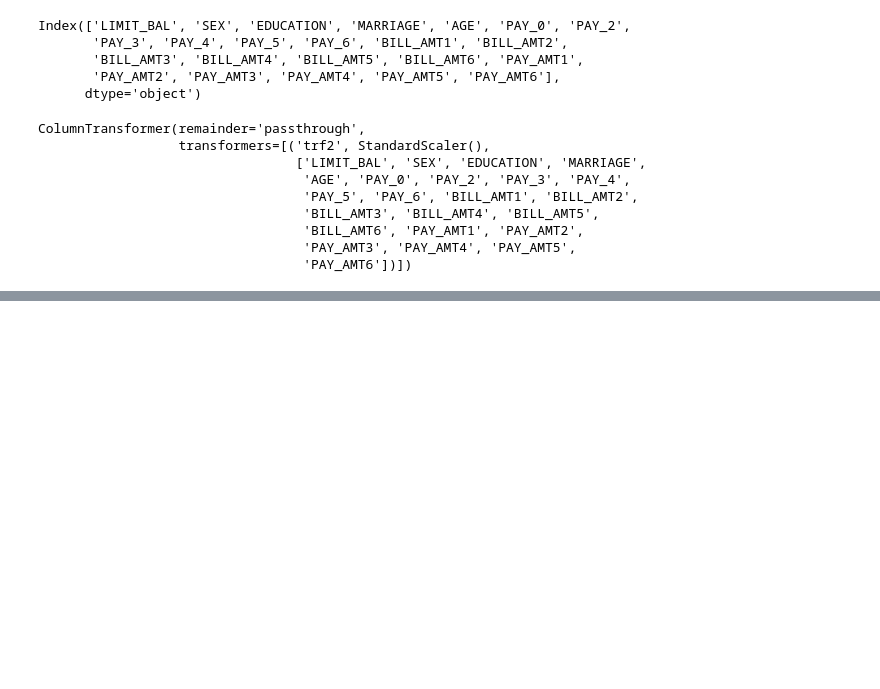
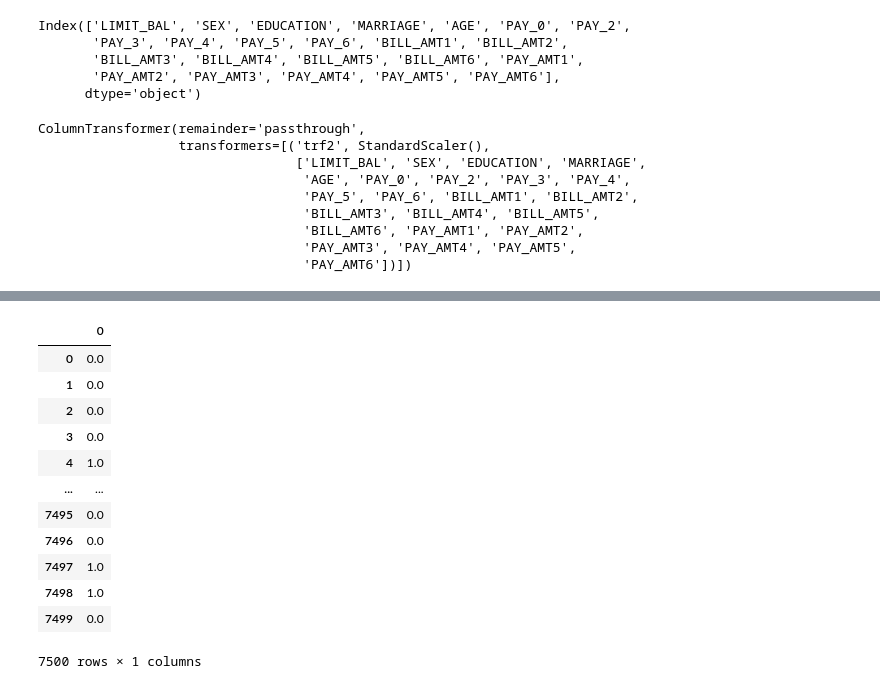
Before and after one commit to Lavishgangwani/Credit-Card-Fraud-Detection, a Jupyter notebook: notebooks/model.ipynb, the cells around one changed output, grey strips where cells are left out. Drawn from its saved outputs; the diff is of its cells as text; code cells hidden in the pictures; blank space fills up the shorter version.

```diff
--- a/notebooks/model.ipynb
+++ b/notebooks/model.ipynb
@@ -59,6 +65,6 @@ sns.heatmap(df.corr(),annot=True)
 # %%
-x=df.drop(["default payment next month"],axis=1)
-y=df["default payment next month"]
+x=df.drop(["default.payment.next.month"],axis=1)
+y=df["default.payment.next.month"]
 # %%
 x.columns
 # %% [output]
@@ -68,8 +74,8 @@ Index(['LIMIT_BAL', 'SEX', 'EDUCATION', 'MARRIAGE', 'AGE', 'PAY_0', 'PAY_2',
        'PAY_AMT2', 'PAY_AMT3', 'PAY_AMT4', 'PAY_AMT5', 'PAY_AMT6'],
       dtype='object')
 # %%
-numeric_features=['LIMIT_BAL', 'SEX', 'EDUCATION', 'MARRIAGE', 'AGE', 'PAY_0', 'PAY_2',
-    'PAY_3', 'PAY_4', 'PAY_5', 'PAY_6', 'BILL_AMT1', 'BILL_AMT2',
+numeric_features=['LIMIT_BAL', 'SEX', 'EDUCATION', 'MARRIAGE', 'AGE', 'PAY_0',
+    'PAY_2', 'PAY_3', 'PAY_4', 'PAY_5', 'PAY_6', 'BILL_AMT1', 'BILL_AMT2',
     'BILL_AMT3', 'BILL_AMT4', 'BILL_AMT5', 'BILL_AMT6', 'PAY_AMT1',
     'PAY_AMT2', 'PAY_AMT3', 'PAY_AMT4', 'PAY_AMT5', 'PAY_AMT6']
 # %%
@@ -96,7 +102,7 @@ ColumnTransformer(remainder='passthrough',
                                   'PAY_AMT3', 'PAY_AMT4', 'PAY_AMT5',
                                   'PAY_AMT6'])])
 # %%
-input_train,input_test,target_train,target_test=train_test_split(x,y,test_size=0.20,random_state=128)
+input_train,input_test,target_train,target_test=train_test_split(x,y,test_size=0.25,random_state=42)
 # %%
 train_array = np.c_[transformer.fit_transform(input_train), target_train]
 test_array = np.c_[transformer.transform(input_test), target_test]
@@ -253,5 +247,21 @@ XGBClassifier(base_score=0.5, booster='gbtree', callbacks=None,
 # %%
 y_pred=model.predict(X_test)
+# %%
+y_test
+# %% [output]
+|  | 0 |
+| 0 | 0.0 |
+| 1 | 0.0 |
+| 2 | 0.0 |
+| 3 | 0.0 |
+| 4 | 1.0 |
+| ... | ... |
+| 7495 | 0.0 |
+| 7496 | 0.0 |
+| 7497 | 1.0 |
+| 7498 | 1.0 |
+| 7499 | 0.0 |
+7500 rows × 1 columns
 # %%
 y_pred
 # %% [output]
```
Also changed, not shown: parts of 19 cells of this notebook, 10 other files.
